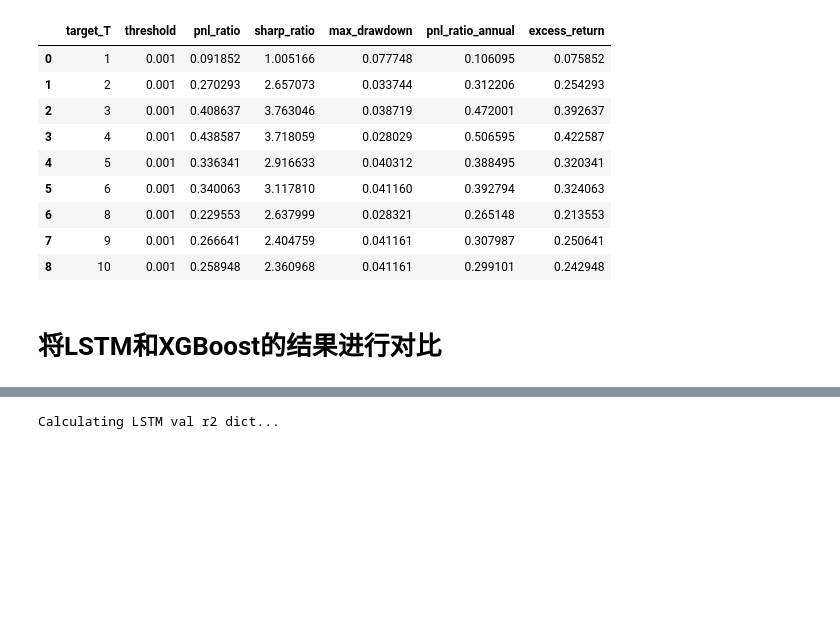
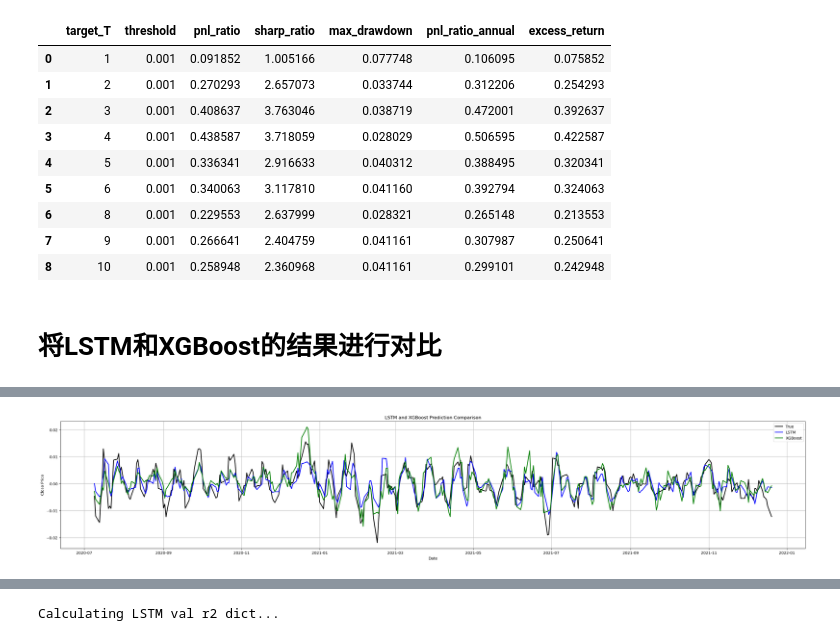
Before and after one commit to Monsoon007/LSTM-XGBOOST, a Jupyter notebook: results/result_analysis.ipynb, the cells around one changed output, grey strips where cells are left out. Drawn from its saved outputs; the diff is of its cells as text; code cells hidden in the pictures; blank space fills up the shorter version.

```diff
--- a/results/result_analysis.ipynb
+++ b/results/result_analysis.ipynb
@@ -1246,0 +1271,5 @@ xgb_backtest_results.to_excel('strategy/xgb_backtest_results.xlsx')
+# %%
+from model.my_xgboost import xgb_predict
+
+xgb_true,xgb_pre = xgb_predict(T, val_start_date,val_end_date)
+xgb_pre
@@ -1246,0 +1295,7 @@ xgb_backtest_results.to_excel('strategy/xgb_backtest_results.xlsx')
+# %%
+# xgb_pre 和lstm_result合并
+lstm_result['XGBoost'] = xgb_pre
+result = lstm_result
+# result 'Y_pred'改名为'lstm_pre'
+result.rename(columns={'Y_pred':'LSTM'},inplace=True)
+result
@@ -1246,0 +1330,11 @@ xgb_backtest_results.to_excel('strategy/xgb_backtest_results.xlsx')
+# %%
+threshold = 0.001
+
+# 对于每一列的值，如果大于threshold，就将其设置为1，小于-threshold设置为-1，否则设置为0
+result['LSTM'] = result['LSTM'].apply(lambda x: 1 if x > threshold else (-1 if x < -threshold else 0))
+result['XGBoost'] = result['XGBoost'].apply(lambda x: 1 if x > threshold else (-1 if x < -threshold else 0))
+result['Y_true'] = result['Y_true'].apply(lambda x: 1 if x > threshold else (-1 if x < -threshold else 0))
+result
+
+# 保存为xlsx
+result.to_excel('../results/comparison.xlsx', index=False)
@@ -1246,0 +1362,17 @@ xgb_backtest_results.to_excel('strategy/xgb_backtest_results.xlsx')
+# %%
+# 三条折线画在同一个图里
+import matplotlib.pyplot as plt
+
+plt.figure(figsize=(35, 6))
+plt.plot(result.index, result['Y_true'], label='True', color='black', linewidth=2)
+plt.plot(result.index, result['LSTM'], label='LSTM', color='blue', linewidth=2)
+plt.plot(result.index, result['XGBoost'], label='XGBoost', color='green', linewidth=2)
+
+plt.xlabel('Date')
+plt.ylabel('Close Price')
+plt.title('LSTM and XGBoost Prediction Comparison')
+plt.legend()
+plt.grid(True)
+plt.show()
+# %% [output]
+[figure, added]
```
Also changed, not shown: parts of 21 cells of this notebook, 38 other files.
